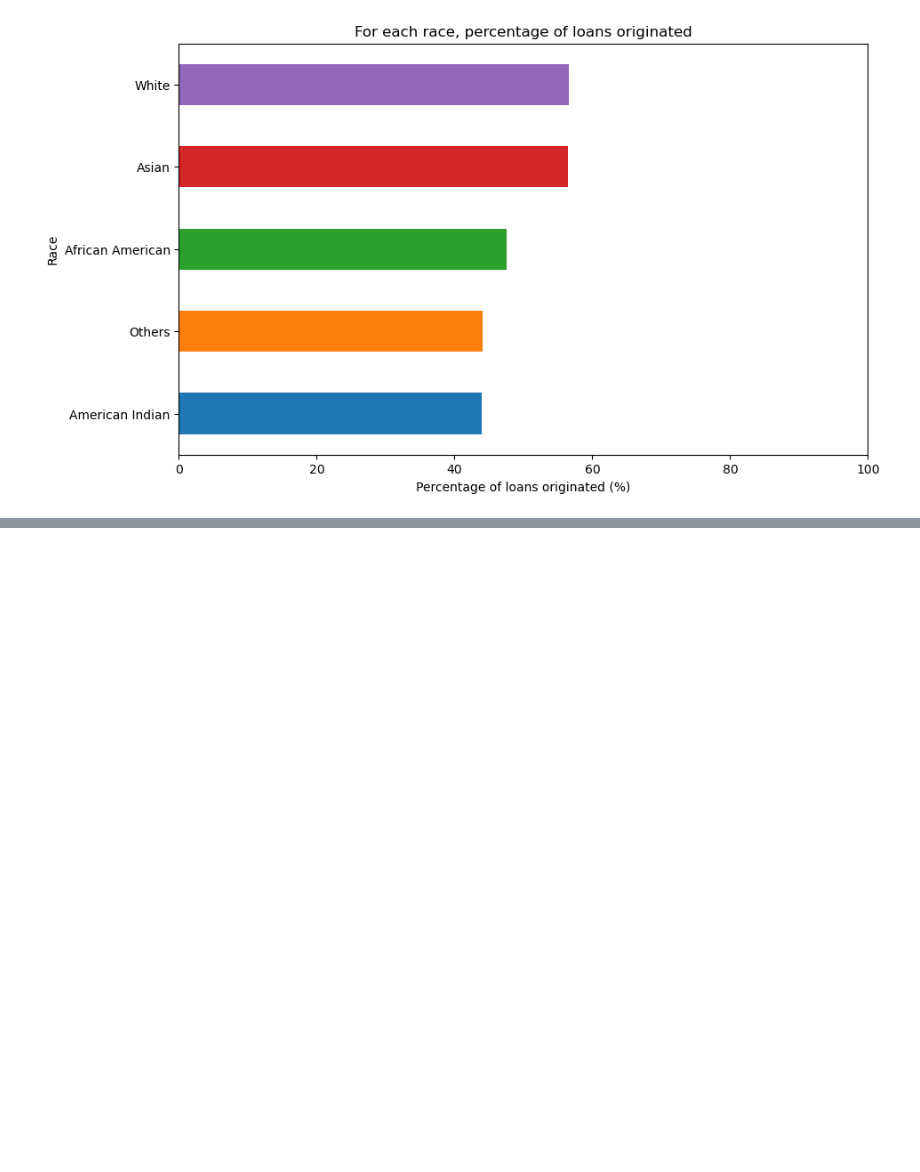
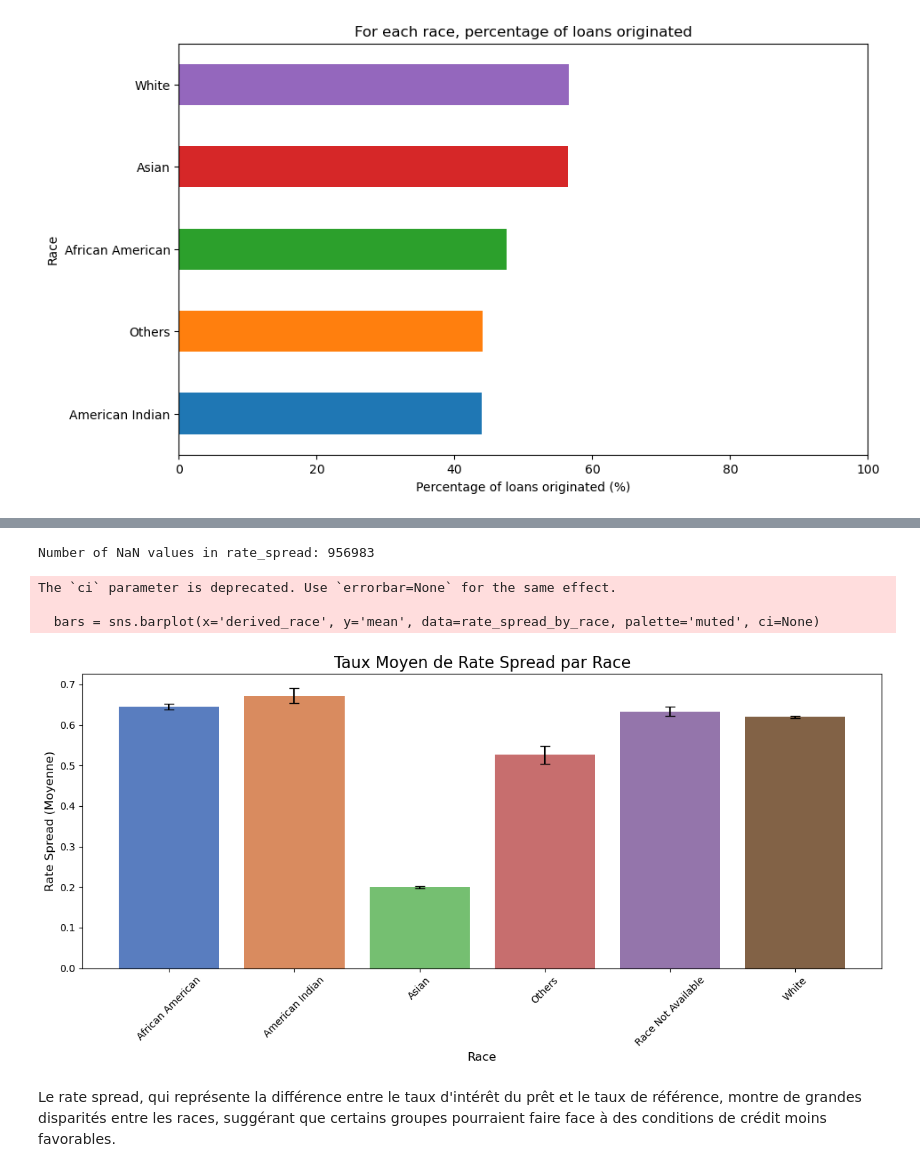
Before and after one commit to ghalys/mortgage_loans_analysis, a Jupyter notebook: business_problem_visualization.ipynb, the cells around one changed output, grey strips where cells are left out. Saved outputs shown, nothing was run; the diff lists cells and outputs as text; code cells hidden in the pictures; blank space fills up the shorter version.

```diff
--- a/business_problem_visualization.ipynb
+++ b/business_problem_visualization.ipynb
@@ -140,0 +363,47 @@ create_bar_chart_loan_per_race(approved_counts, race_counts)
+# %%
+def analyze_rate_spread_by_race(df):
+    # Convertir 'rate_spread' en numérique
+    df['rate_spread'] = pd.to_numeric(df['rate_spread'], errors='coerce')
+
+    # Vérifier les valeurs NaN après conversion
+    print(f'Number of NaN values in rate_spread: {df["rate_spread"].isna().sum()}')
+
+    # Supprimer les lignes avec NaN dans 'rate_spread'
+    df = df.dropna(subset=['rate_spread'])
+
+    # Grouper par 'derived_race' et calculer la moyenne et l'écart type
+    rate_spread_by_race = df.groupby('derived_race')['rate_spread'].agg(['mean', 'std']).reset_index()
+
+    # Calculer l'erreur standard
+    rate_spread_by_race['error'] = rate_spread_by_race['std'] / np.sqrt(df.groupby('derived_race')['rate_spread'].count().values)
+
+    # Créer le graphique à barres
+    plt.figure(figsize=(12, 6))
+    bars = sns.barplot(x='derived_race', y='mean', data=rate_spread_by_race, palette='muted', ci=None)
+
+    # Ajouter des barres d'erreur
+    plt.errorbar(x=rate_spread_by_race['derived_race'],
+                 y=rate_spread_by_race['mean'],
+                 yerr=rate_spread_by_race['error'],
+                 fmt='none', c='black', capsize=5)
+
+    # Définir les titres et les étiquettes
+    plt.title('Taux Moyen de Rate Spread par Race', fontsize=16)
+    plt.xlabel('Race', fontsize=12)
+    plt.ylabel('Rate Spread (Moyenne)', fontsize=12)
+    plt.xticks(rotation=45)
+    plt.tight_layout()
+
+    # Afficher le graphique
+    plt.show()
+    pass
+# %%
+analyze_rate_spread_by_race(df)
+# %% [output]
+Number of NaN values in rate_spread: 956983
+The `ci` parameter is deprecated. Use `errorbar=None` for the same effect.
+
+  bars = sns.barplot(x='derived_race', y='mean', data=rate_spread_by_race, palette='muted', ci=None)
+[figure, added]
+# %% [markdown]
+Le rate spread, qui représente la différence entre le taux d'intérêt du prêt et le taux de référence, montre de grandes disparités entre les races, suggérant que certains groupes pourraient faire face à des conditions de crédit moins favorables.
```
Also changed, not shown: parts of 19 cells of this notebook.
